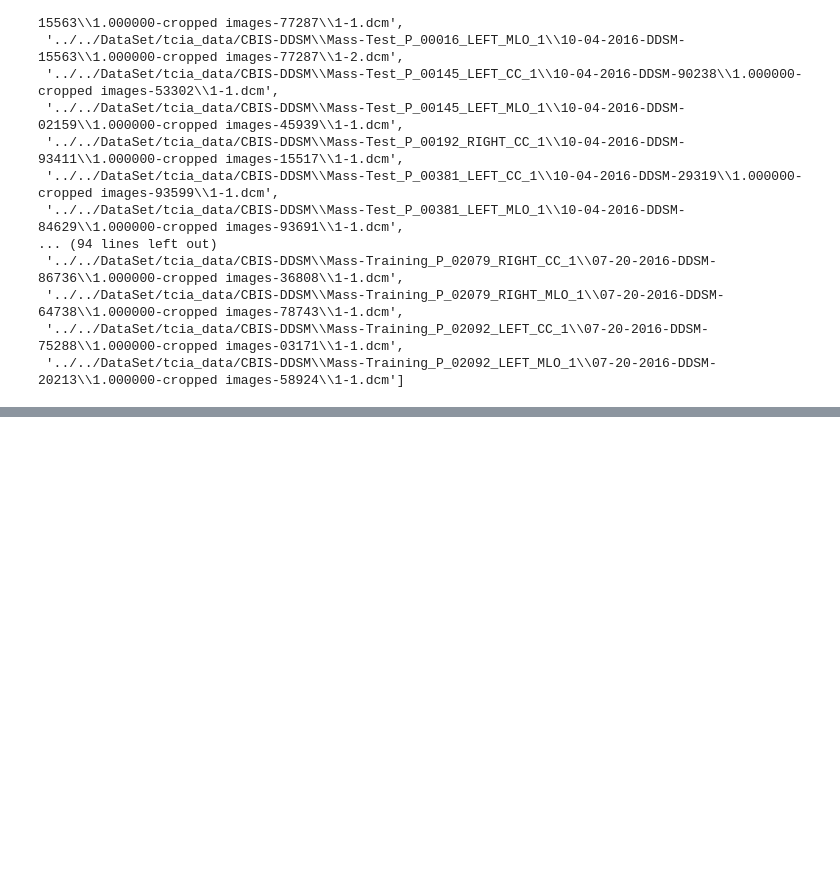
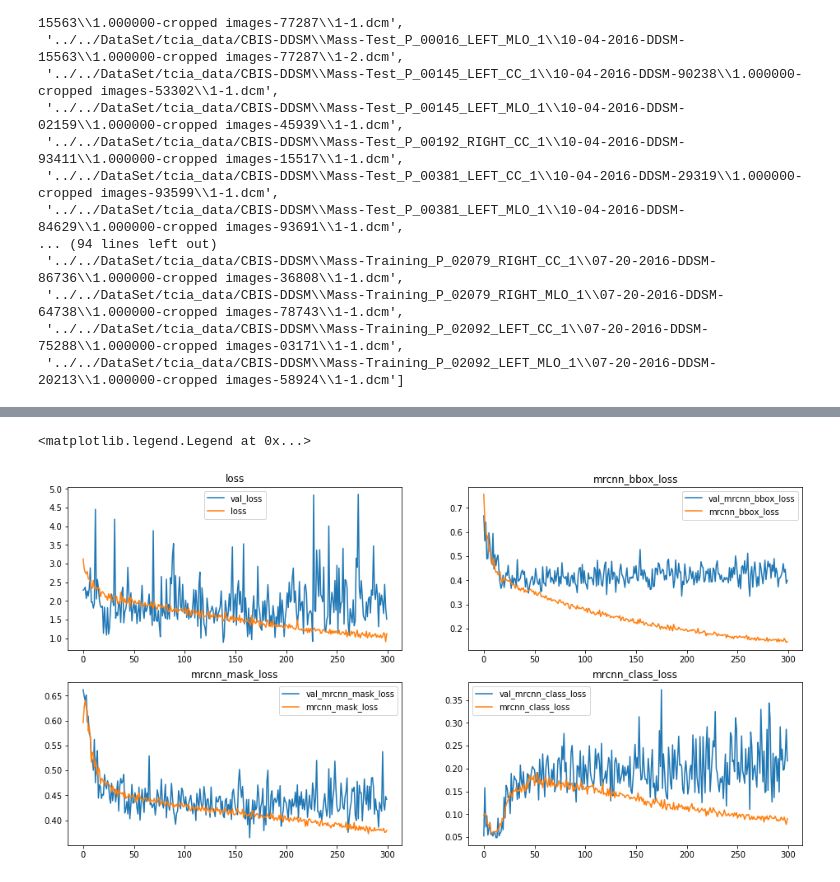
Before and after one commit to Jonghyun-2/GFollow2020, a Jupyter notebook: preprocessing/counting_file.ipynb, the cells around one changed output, grey strips where cells are left out. Cells and saved outputs as stored; diff of their text form; code cells hidden in the pictures; blank space fills up the shorter version.

```diff
--- a/preprocessing/counting_file.ipynb
+++ b/preprocessing/counting_file.ipynb
@@ -91,0 +314,33 @@ cropped_img
+# %%
+# Cropping 200 epoch 후 Graph
+PATH = r"D:\Gproject\Result\200604_00_log_Cropping_300epochs.csv"
+df_300 = pd.read_csv(PATH)
+df_total = pd.merge(df_total,df_300,how= 'outer')
+
+plt.figure(figsize=(16,8))
+plt.subplot(221)
+plt.title("loss")
+plt.plot(df_total["val_loss"],label = "val_loss")
+plt.plot(df_total["loss"], label = "loss")
+plt.legend()
+
+plt.subplot(222)
+plt.title("mrcnn_bbox_loss")
+plt.plot(df_total["val_mrcnn_bbox_loss"],label = "val_mrcnn_bbox_loss")
+plt.plot(df_total["mrcnn_bbox_loss"], label = "mrcnn_bbox_loss")
+plt.legend()
+
+plt.subplot(223)
+plt.title("mrcnn_mask_loss")
+plt.plot(df_total["val_mrcnn_mask_loss"],label = "val_mrcnn_mask_loss")
+plt.plot(df_total["mrcnn_mask_loss"], label = "mrcnn_mask_loss")
+plt.legend()
+
+plt.subplot(224)
+plt.title("mrcnn_class_loss")
+plt.plot(df_total["val_mrcnn_class_loss"],label = "val_mrcnn_class_loss")
+plt.plot(df_total["mrcnn_class_loss"], label = "mrcnn_class_loss")
+plt.legend()
+# %% [output]
+<matplotlib.legend.Legend at 0x...>
+[figure, added]
```
Also changed, not shown: parts of 18 cells of this notebook, 2 other files.
